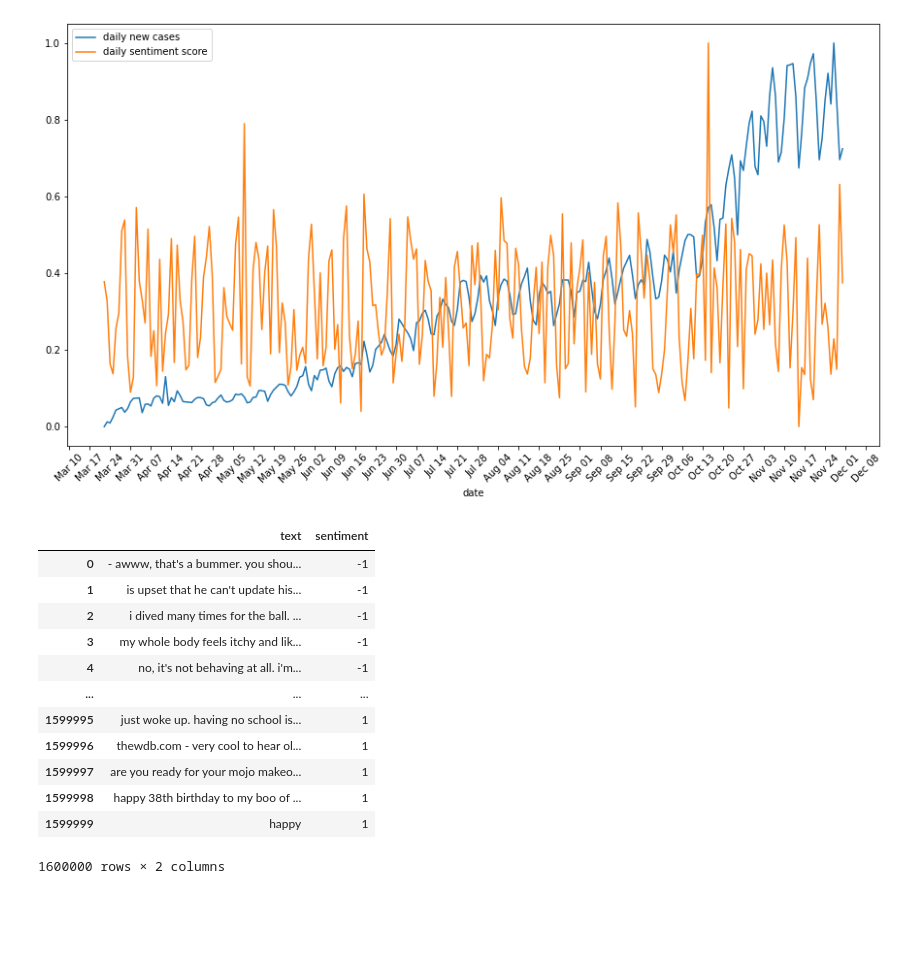
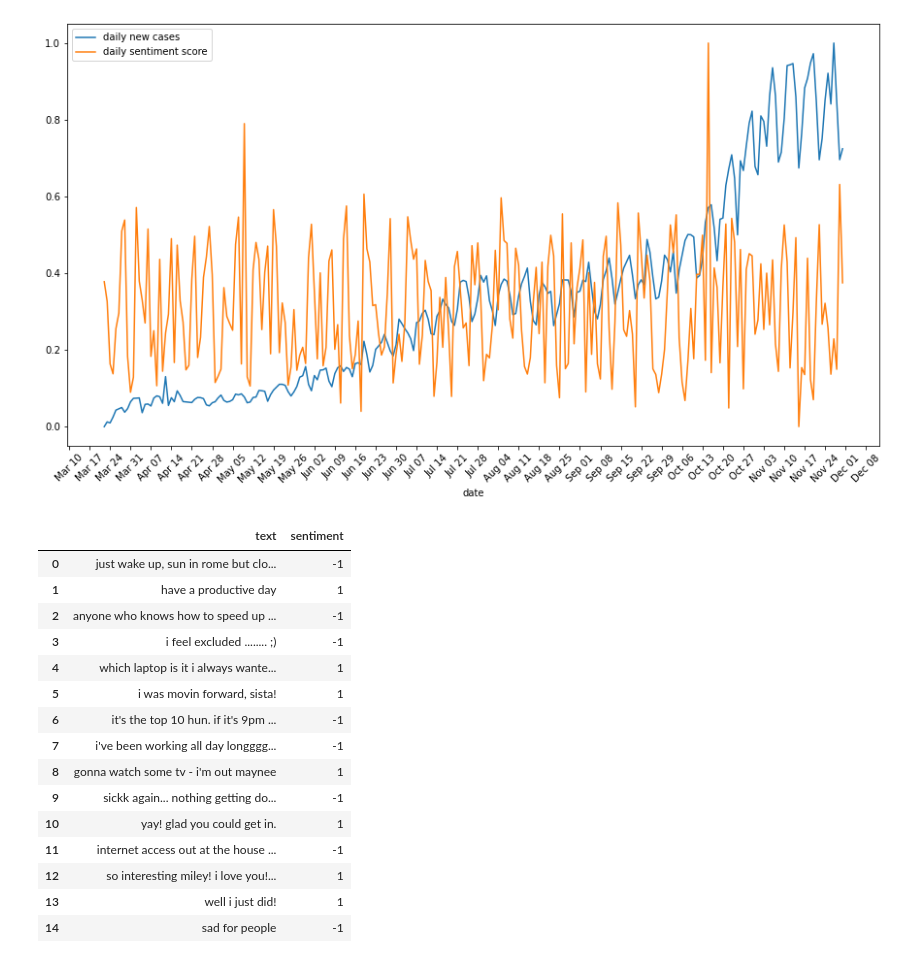
Before and after one commit to yunlintang/DSC180B-Project, a Jupyter notebook: SVC.ipynb, the cells around one changed output. Saved outputs shown, nothing was run; the diff lists cells and outputs as text; code cells hidden in the pictures; blank space fills up the shorter version.

```diff
--- a/SVC.ipynb
+++ b/SVC.ipynb
@@ -129,19 +129,50 @@ plt.xticks(rotation=45)
 plt.show()
 # %% [output]
 [figure]
-# %%
-pd.read_csv('data/interim/trained_clean.csv')
-# %% [output]
-|  | text | sentiment |
-| 0 | - awww, that's a bummer. you shou... | -1 |
-| 1 | is upset that he can't update his... | -1 |
-| 2 | i dived many times for the ball. ... | -1 |
-| 3 | my whole body feels itchy and lik... | -1 |
-| 4 | no, it's not behaving at all. i'm... | -1 |
-| ... | ... | ... |
-| 1599995 | just woke up. having no school is... | 1 |
-| 1599996 | thewdb.com - very cool to hear ol... | 1 |
-| 1599997 | are you ready for your mojo makeo... | 1 |
-| 1599998 | happy 38th birthday to my boo of ... | 1 |
-| 1599999 | happy | 1 |
-1600000 rows × 2 columns
+# %%
+def data_cleaning(csv_file):
+    trained = pd.read_csv(csv_file, encoding = "ISO-8859-1", header = None)
+    trained.columns = ['sentiment', 'id', 'date', 'flag', 'user', 'text']
+    trained = trained[['text', 'sentiment']]
+    trained['sentiment'] = trained['sentiment'].replace(0, -1).replace(4, 1).replace(2, 0)
+    trained['text'] = trained['text'].str.lower()
+    labels = trained['sentiment']
+    return trained
+
+def remove_hashtags(text):
+    text = re.sub(r"^#\S+|\s#\S+", '', text)
+    return text
+
+def remove_urls(text):
+    text = re.sub(r'http\S+', '', text)
+    return text
+
+def remove_ats(text):
+    text = re.sub(r"^@\S+|\s@\S+", '', text)
+    return text
+
+def text_cleaning(df):
+    df['text'] = df['text'].apply(remove_hashtags)
+    df['text'] = df['text'].apply(remove_urls)
+    df['text'] = df['text'].apply(remove_ats)
+    return df
+# %%
+df=data_cleaning('test/testdata/training.1600000.processed.noemoticon.csv')
+text_cleaning(df)
+# %% [output]
+|  | text | sentiment |
+| 0 | just wake up, sun in rome but clo... | -1 |
+| 1 | have a productive day | 1 |
+| 2 | anyone who knows how to speed up ... | -1 |
+| 3 | i feel excluded ........ ;) | -1 |
+| 4 | which laptop is it i always wante... | 1 |
+| 5 | i was movin forward, sista! | 1 |
+| 6 | it's the top 10 hun. if it's 9pm ... | -1 |
+| 7 | i've been working all day longggg... | -1 |
+| 8 | gonna watch some tv - i'm out maynee | 1 |
+| 9 | sickk again... nothing getting do... | -1 |
+| 10 | yay! glad you could get in. | 1 |
+| 11 | internet access out at the house ... | -1 |
+| 12 | so interesting miley! i love you!... | 1 |
+| 13 | well i just did! | 1 |
+| 14 | sad for people | -1 |
```
Also changed, not shown: parts of 1 cell of this notebook, 8 other files.
